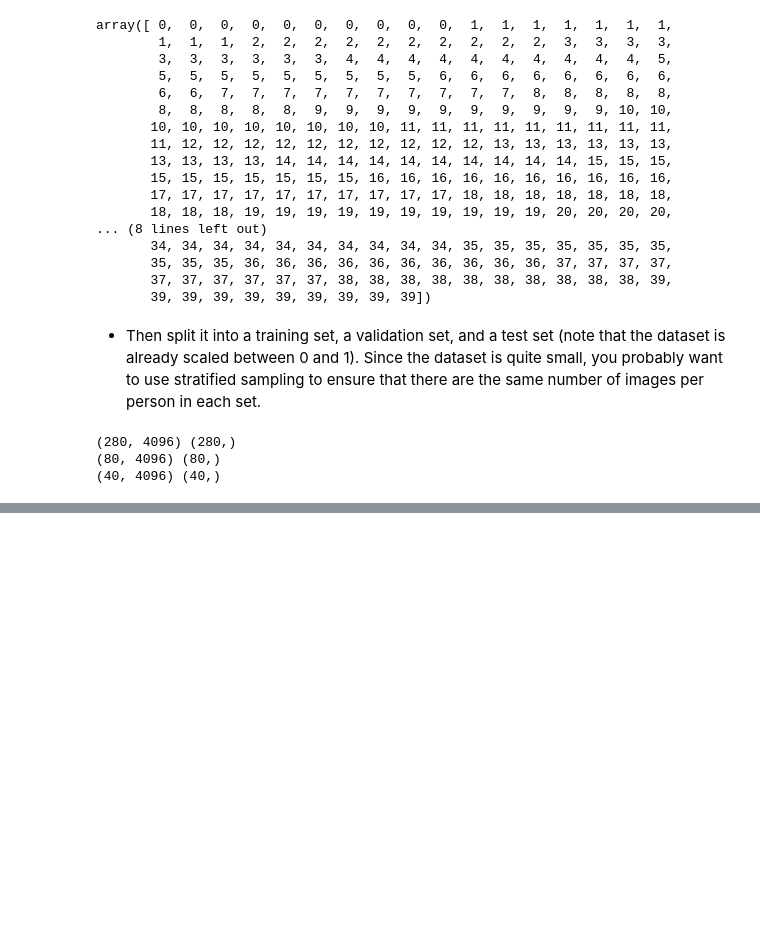
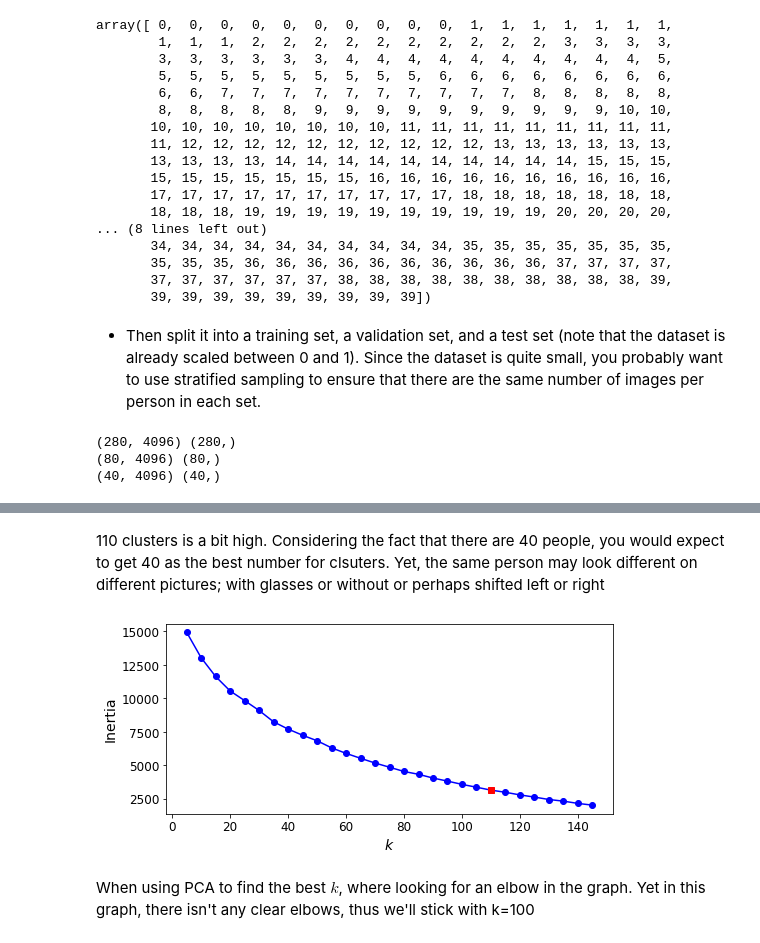
Before and after one commit to MarkJasonE/UnsupervisedLearningTechniques, a Jupyter notebook: UnsupervisedLearningTechniques.ipynb, the cells around one changed output, grey strips where cells are left out. Cells and saved outputs as stored; diff of their text form; code cells hidden in the pictures; blank space fills up the shorter version.

```diff
--- a/UnsupervisedLearningTechniques.ipynb
+++ b/UnsupervisedLearningTechniques.ipynb
@@ -1987,0 +2047,16 @@ print(X_test.shape, y_test.shape)
+# %% [markdown]
+110 clusters is a bit high. Considering the fact that there are 40 people, you would expect to get 40 as the best number for clsuters. Yet, the same person may look different on different pictures; with glasses or without or perhaps shifted left or right
+# %%
+inertias = [model.inertia_ for model in kmeans_per_k]
+best_inertia = inertias[best_index]
+
+plt.figure(figsize=(8, 3.5))
+plt.plot(k_range, inertias, "bo-")
+plt.xlabel("$k$", fontsize=14)
+plt.ylabel("Inertia", fontsize=14)
+plt.plot(best_k, best_inertia, "rs")
+plt.show()
+# %% [output]
+[figure, added]
+# %% [markdown]
+When using PCA to find the best $k$, where looking for an elbow in the graph. Yet in this graph, there isn't any clear elbows, thus we'll stick with k=100
```
Also changed, not shown: parts of 48 cells of this notebook.
